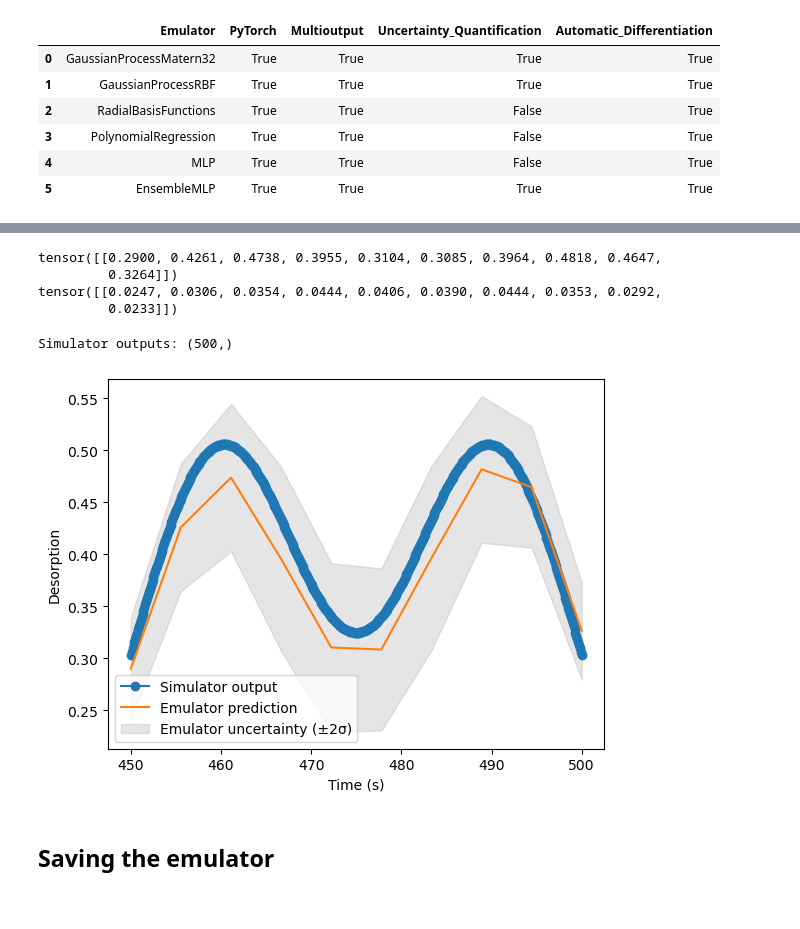
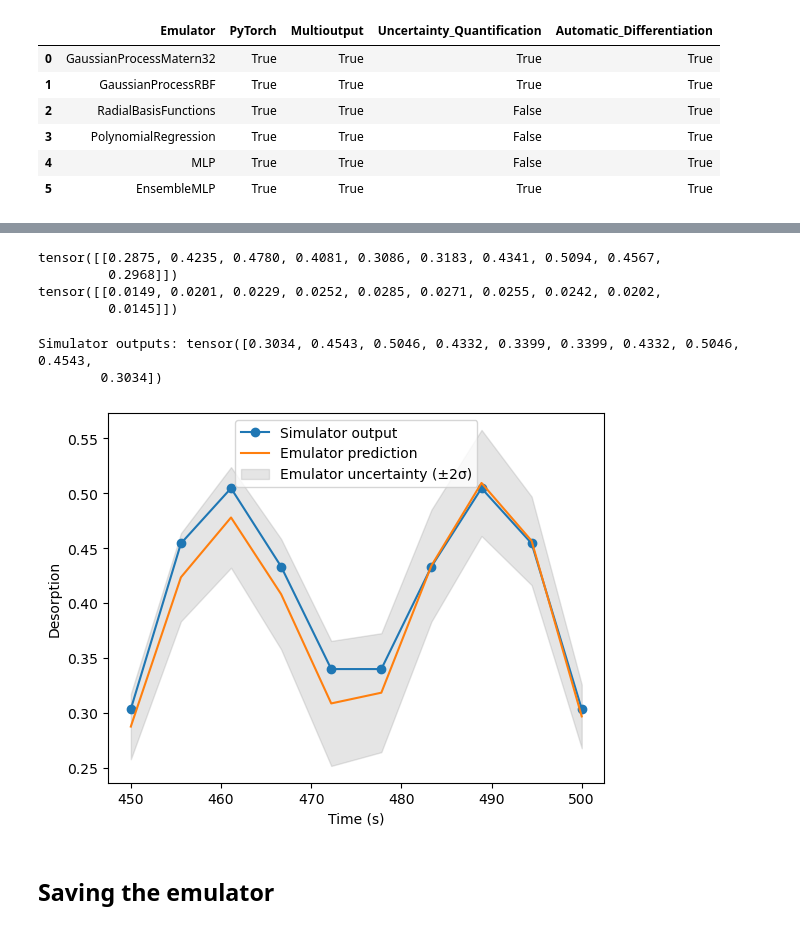
Before and after one commit to festim-dev/festim-emulate, a Jupyter notebook: tds_fitting/main.ipynb, the cells around one changed output, grey strips where cells are left out. Saved outputs shown, nothing was run; the diff lists cells and outputs as text; code cells hidden in the pictures.

```diff
--- a/tds_fitting/main.ipynb
+++ b/tds_fitting/main.ipynb
@@ -89,6 +60,0 @@ for i, des in enumerate(desorptions):
-# %%
-# make sure x and y are pytorch tensors
-import torch
-x = torch.tensor(x, dtype=torch.float32)
-y = torch.tensor(y, dtype=torch.float32)
-x.shape, y.shape
@@ -110,5 +74,5 @@ AutoEmulate.list_emulators()
 | 5 | EnsembleMLP | True | True | True | True |
 # %%
 # Run AutoEmulate with default settings
-ae = AutoEmulate(x, y, log_level="info", models=["GaussianProcessRBF"])
+ae = AutoEmulate(input_samples, y, log_level="info", models=["GaussianProcessRBF"])
 # %% [output]
@@ -148,38 +112,39 @@ INFO    2026-01-16 13:05:37,656 - autoemulate - Using held out test data for cal
 # %%
-x_test = torch.tensor([[460, 0.5, 490, 0.5]], dtype=torch.float32)
+x_test = torch.Tensor([[460, 0.5, 490, 0.5]])
 
 print(best.model.predict(x_test).mean)
 print(best.model.predict(x_test).stddev)
 # %% [output]
-tensor([[0.2900, 0.4261, 0.4738, 0.3955, 0.3104, 0.3085, 0.3964, 0.4818, 0.4647,
-         0.3264]])
-tensor([[0.0247, 0.0306, 0.0354, 0.0444, 0.0406, 0.0390, 0.0444, 0.0353, 0.0292,
-         0.0233]])
+tensor([[0.2875, 0.4235, 0.4780, 0.4081, 0.3086, 0.3183, 0.4341, 0.5094, 0.4567,
+         0.2968]])
+tensor([[0.0149, 0.0201, 0.0229, 0.0252, 0.0285, 0.0271, 0.0255, 0.0242, 0.0202,
+         0.0145]])
 # %%
 # y_sim_test = [simulate(xi.numpy().astype(np.float32)) for xi in x_test]
-y_sim_test = [simulate(xi.tolist()) for xi in x_test]
+y_sim_test = simulator.forward(x_test)
 
-print("Simulator outputs:", y_sim_test[0][0].shape)
+print("Simulator outputs:", y_sim_test[0])
 # %% [output]
-Simulator outputs: (500,)
+Simulator outputs: tensor([0.3034, 0.4543, 0.5046, 0.4332, 0.3399, 0.3399, 0.4332, 0.5046, 0.4543,
+        0.3034])
 # %%
-plt.plot(y_sim_test[0][1], y_sim_test[0][0], label='Simulator output', marker='o')
+plt.plot(exp_times, y_sim_test.T, label='Simulator output', marker='o')
 plt.plot(exp_times, best.model.predict(x_test).mean[0].detach().numpy(), label='Emulator prediction')
 plt.fill_between(
     exp_times,
     best.model.predict(x_test).mean[0].detach().numpy() - 2 * best.model.predict(x_test).stddev[0].detach().numpy(),
     best.model.predict(x_test).mean[0].detach().numpy() + 2 * best.model.predict(x_test).stddev[0].detach().numpy(),
     color='gray',
     alpha=0.2,
     label='Emulator uncertainty (±2σ)'
 )
 
 plt.xlabel("Time (s)")
 plt.ylabel("Desorption")
 plt.legend()
 plt.show()
 # %% [output]
-[figure, old version]
+[figure, new version]
 # %% [markdown]
 ## Saving the emulator
 # %%
```
Also changed, not shown: parts of 18 cells of this notebook, 1 other file.
